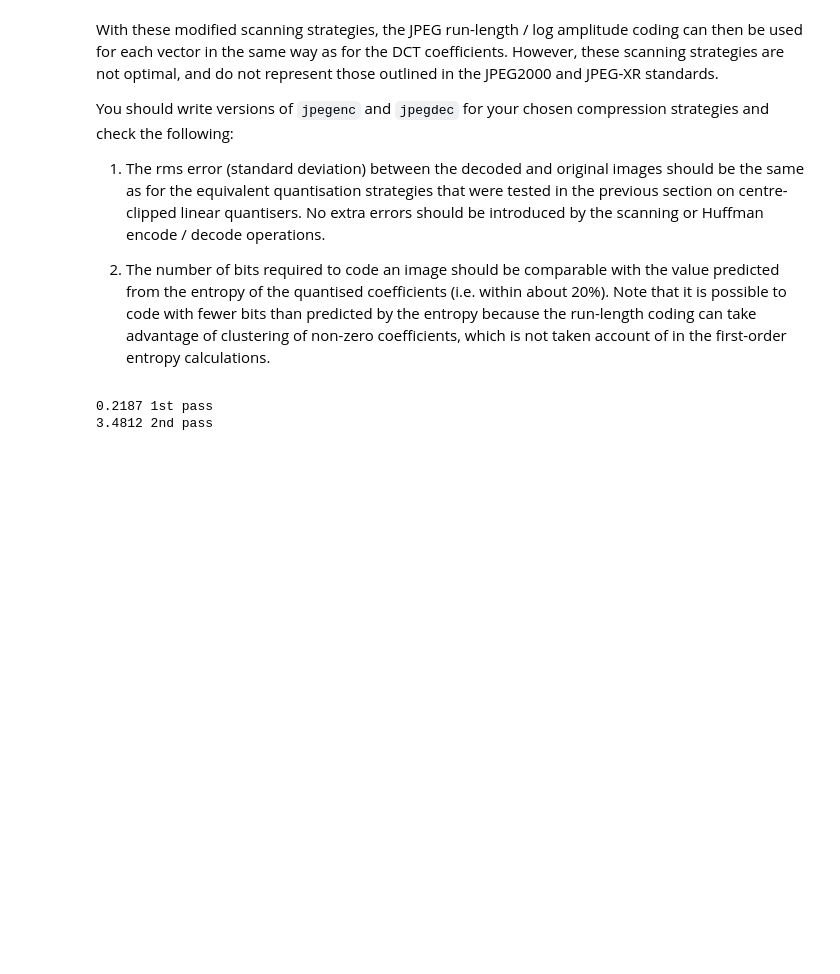
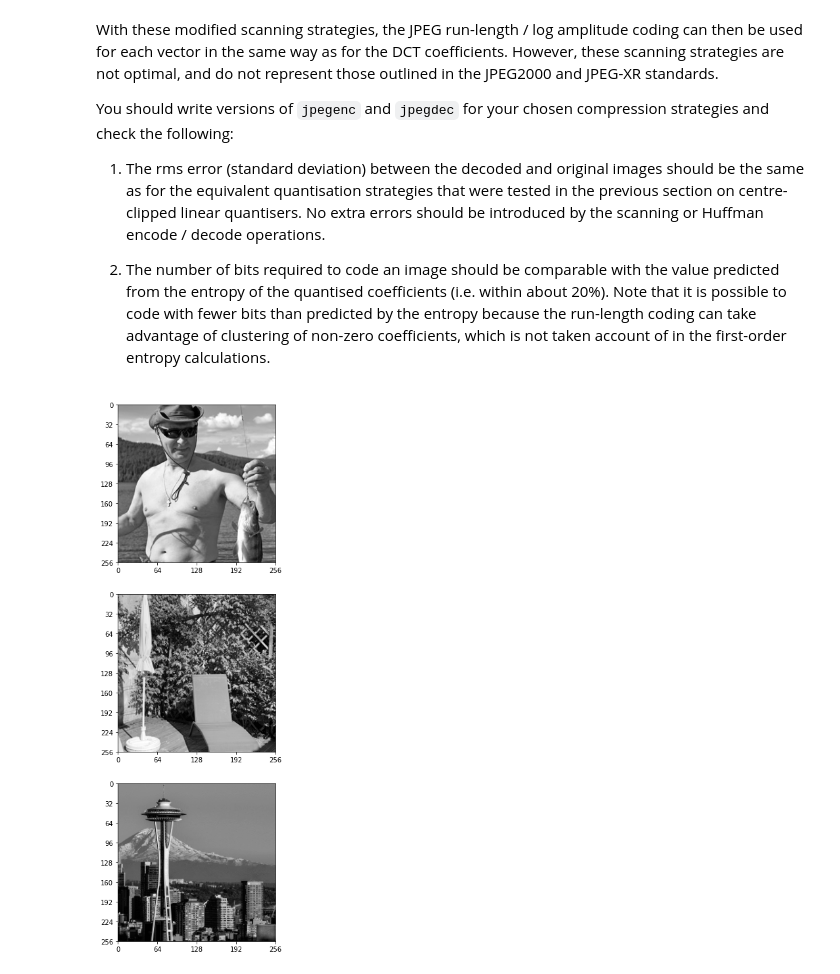
Before and after one commit to TobyBoyne/cued_sf2_lab, a Jupyter notebook: 12-huffman.ipynb, the cells around one changed output. Saved outputs shown, nothing was run; the diff lists cells and outputs as text; code cells hidden in the pictures; blank space fills up the shorter version.

```diff
--- a/12-huffman.ipynb
+++ b/12-huffman.ipynb
@@ -131,6 +131,18 @@ bridge = bridge - 128.0
 
 flamingo, _ = load_mat_img(img='flamingo.mat', img_info='X')
 flamingo = flamingo - 128.0
+
+img2018, _ = load_mat_img(img='test_images/2018.mat', img_info='X')
+img2018 = img2018 - 128.0
+
+monke, _ = load_mat_img(img='test_images/2019.mat', img_info='X')
+monke = monke - 128.0
+
+img2020, _ = load_mat_img(img='test_images/2020.mat', img_info='X')
+img2020 = img2020 - 128.0
+
+img2021, _ = load_mat_img(img='test_images/2021.mat', img_info='X')
+img2021 = img2021 - 128.0
 # %%
 lighthouse, _ = load_mat_img(img='lighthouse.mat', img_info='X')
 lighthouse = lighthouse - 128.0
@@ -300,8 +292,10 @@ within about 20%).  Note that it is possible to code with fewer bits than
 predicted by the entropy because the run-length coding can take advantage of
 clustering of non-zero coefficients, which is not taken account of in the
 first-order entropy calculations.
-# %%
-vlc, _ = comp.encode(Y, dcbits=16)
-# %% [output]
-0.2187 1st pass
-3.4812 2nd pass
+# %%
+fig, axs = plt.subplots(3, figsize=(5, 15))
+
+for img, ax in zip((img2018, img2020, img2021), axs):
+    plot_image(img, ax=ax)
+# %% [output]
+[figure, added]
```
Also changed, not shown: parts of 3 cells of this notebook, 2 other files.
